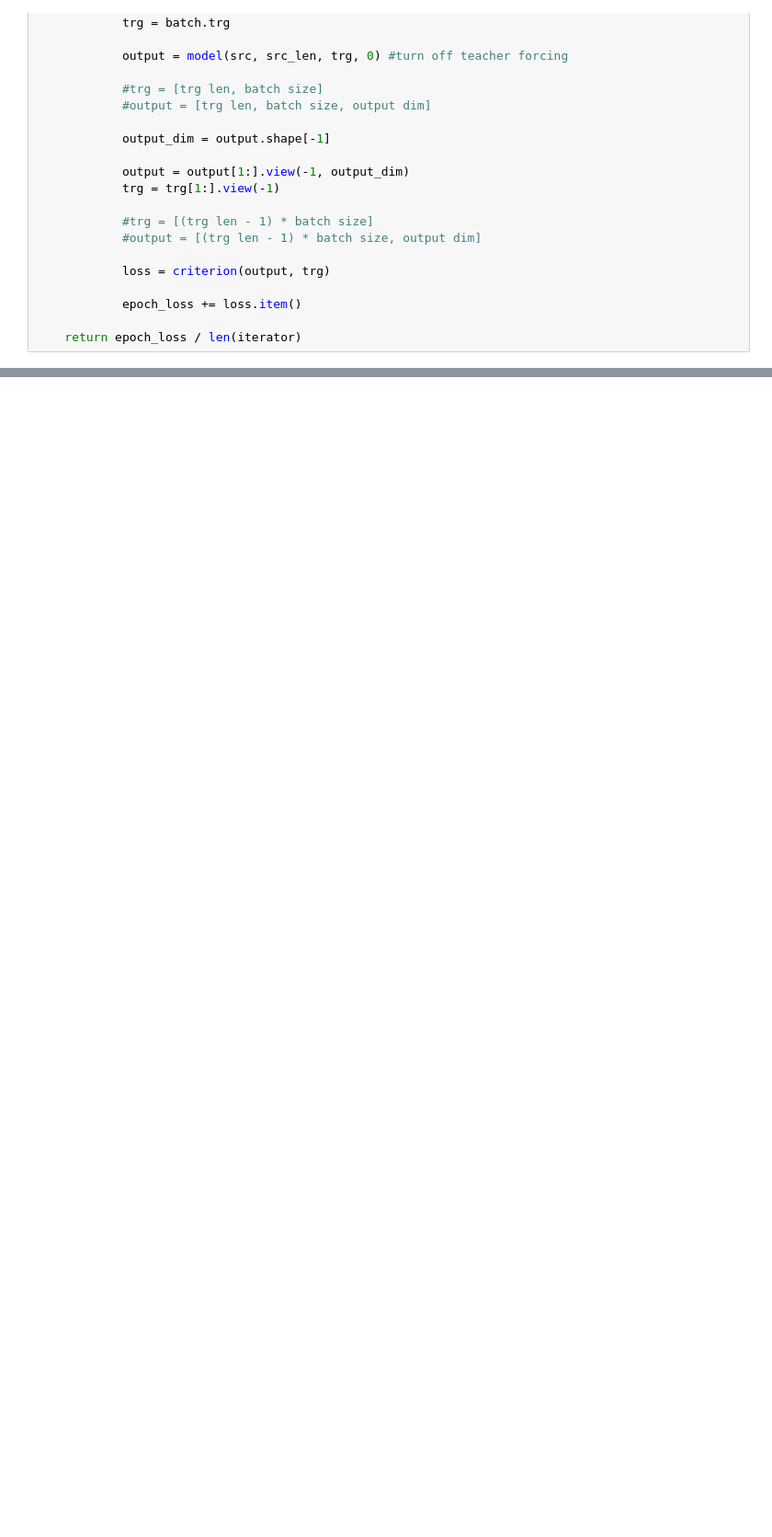
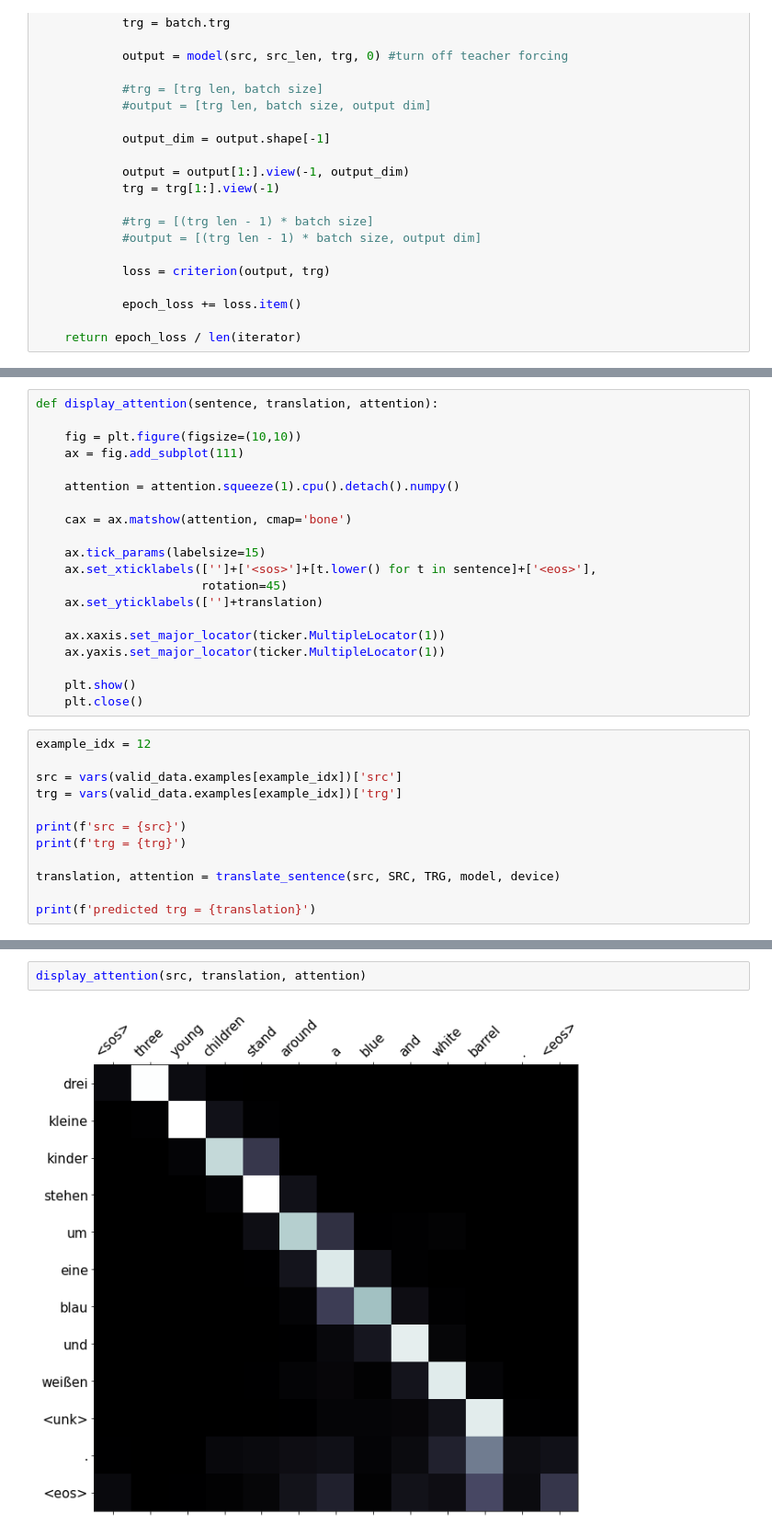
Before and after one commit to dexter11235813/END_1.0, a Jupyter notebook: assignment_10/model2.ipynb, the cells around one changed output, grey strips where cells are left out. Shown at 92% size. Saved outputs shown, nothing was run; the diff lists cells and outputs as text; blank space fills up the shorter version.

```diff
--- a/assignment_10/model2.ipynb
+++ b/assignment_10/model2.ipynb
@@ -409,0 +509,32 @@ RuntimeError: CUDA out of memory. Tried to allocate 16.00 MiB (GPU 0; 4.00 GiB t
+# %%
+def display_attention(sentence, translation, attention):
+
+    fig = plt.figure(figsize=(10,10))
+    ax = fig.add_subplot(111)
+
+    attention = attention.squeeze(1).cpu().detach().numpy()
+
+    cax = ax.matshow(attention, cmap='bone')
+
+    ax.tick_params(labelsize=15)
+    ax.set_xticklabels(['']+['<sos>']+[t.lower() for t in sentence]+['<eos>'],
+                       rotation=45)
+    ax.set_yticklabels(['']+translation)
+
+    ax.xaxis.set_major_locator(ticker.MultipleLocator(1))
+    ax.yaxis.set_major_locator(ticker.MultipleLocator(1))
+
+    plt.show()
+    plt.close()
+# %%
+example_idx = 12
+
+src = vars(valid_data.examples[example_idx])['src']
+trg = vars(valid_data.examples[example_idx])['trg']
+
+print(f'src = {src}')
+print(f'trg = {trg}')
+
+translation, attention = translate_sentence(src, SRC, TRG, model, device)
+
+print(f'predicted trg = {translation}')
@@ -409,0 +545,4 @@ RuntimeError: CUDA out of memory. Tried to allocate 16.00 MiB (GPU 0; 4.00 GiB t
+# %%
+display_attention(src, translation, attention)
+# %% [output]
+[figure, added]
```
Also changed, not shown: parts of 8 cells of this notebook.
